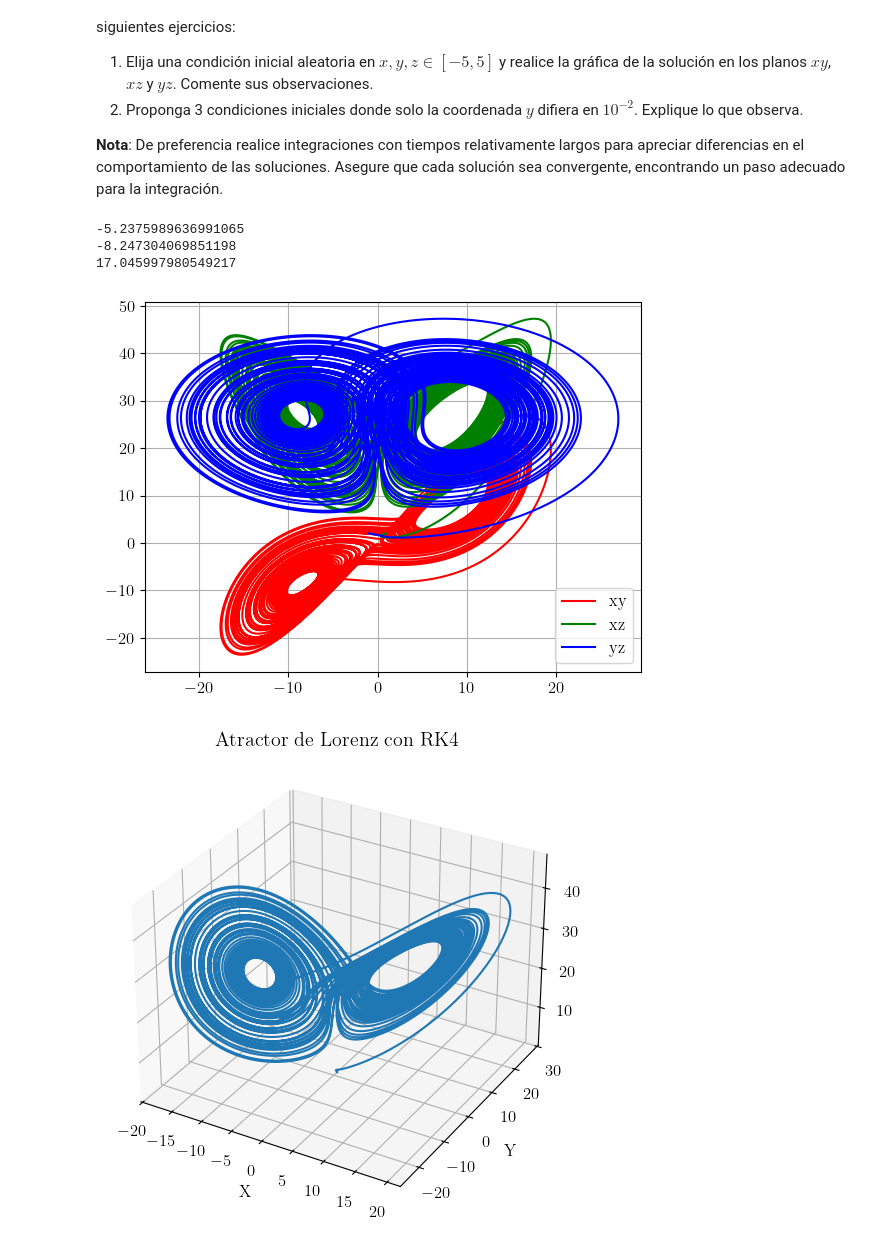
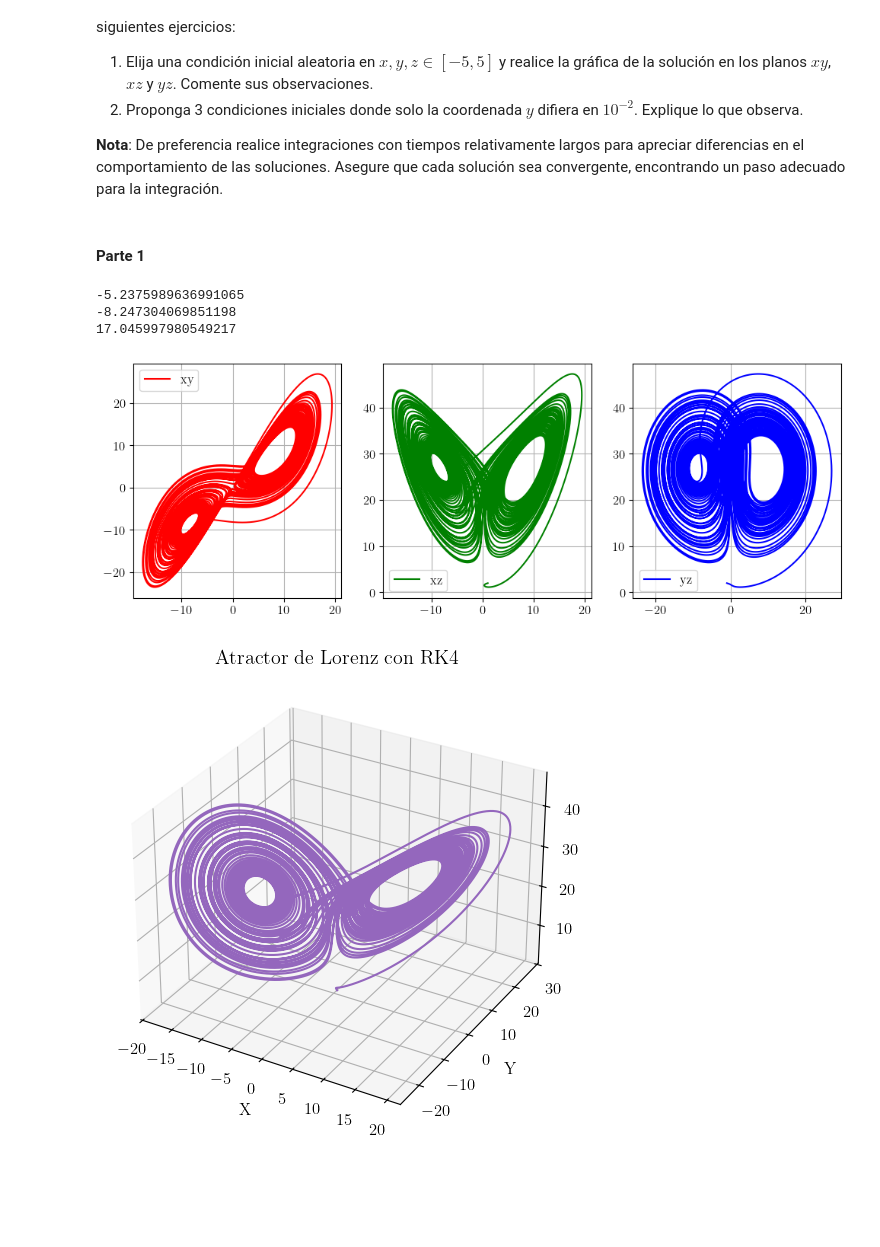
Before and after one commit to tamoaltas/FIS-COMP, a Jupyter notebook: tareas/tarea_3_Vidal_Tamayo_Tamez_Roman_Tamez.ipynb, the cells around one changed output. Saved outputs shown, nothing was run; the diff lists cells and outputs as text; code cells hidden in the pictures; blank space fills up the shorter version.

```diff
--- a/tareas/tarea_3_Vidal_Tamayo_Tamez_Roman_Tamez.ipynb
+++ b/tareas/tarea_3_Vidal_Tamayo_Tamez_Roman_Tamez.ipynb
@@ -133,11 +156,6 @@ def integrar_RK2(f, t0, y0, tf, h):
 def integrar_RK4(f, t0, y0, tf, h):
     """
     Integra la EDO usando el método de Runge-Kutta de cuarto orden.
-    f: función que define el sistema
-    t0: tiempo inicial
-    y0: condiciones iniciales
-    tf: tiempo final
-    h: tamaño de paso
     """
     t_values = np.arange(t0, tf, h)
     y_values = np.zeros((len(t_values), len(y0)))
@@ -378,33 +405,38 @@ h = 0.001
 y0 = np.array([1, -1,2]) # Puntos iniciales
 
 t, sols = integrar_RK4(edo_4,t0, y0, tf, h)
+# %% [markdown]
+#### Parte 1
 # %%
+fig, axes = plt.subplots(1, 3, figsize=(12, 4))
+
 print(sols[-1,0])
 print(sols[-1,1])
 print(sols[-1,2])
 
-plt.plot(sols[:, 0], sols[:, 1], color='r', label='xy')
-plt.plot(sols[:, 0], sols[:, 2], color='g', label='xz')
-plt.plot(sols[:, 1], sols[:, 2], color='b', label='yz')
-plt.legend(), plt.grid()
+axes[0].plot(sols[:, 0], sols[:, 1], color='r', label='xy')
+axes[0].legend(), axes[0].grid()
+axes[1].plot(sols[:, 0], sols[:, 2], color='g', label='xz')
+axes[1].legend(), axes[1].grid()
+axes[2].plot(sols[:, 1], sols[:, 2], color='b', label='yz')
+axes[2].legend(), axes[2].grid()
+
 plt.show()
 # %% [output]
 -5.2375989636991065
 -8.247304069851198
 17.045997980549217
-[figure, old version]
+[figure, new version]
 # %%
 # Graficar la trayectoria
 fig = plt.figure(figsize=(10, 6))
 ax = fig.add_subplot(111, projection='3d')
-ax.plot(sols[:, 0], sols[:, 1], sols[:, 2])
-ax.set_xlabel("X")
-ax.set_ylabel("Y")
-ax.set_zlabel("Z")
+ax.plot(sols[:, 0], sols[:, 1], sols[:, 2], color='tab:purple')
+ax.set_xlabel("X"), ax.set_ylabel("Y"), ax.set_zlabel("Z")
 ax.set_title("Atractor de Lorenz con RK4")
 plt.show()
 # %% [output]
-[figure, old version]
+[figure, new version]
 # %%
 y0s = [
     np.array([1, 3.01,-2]),
```
Also changed, not shown: parts of 19 cells of this notebook, 1 other file.
